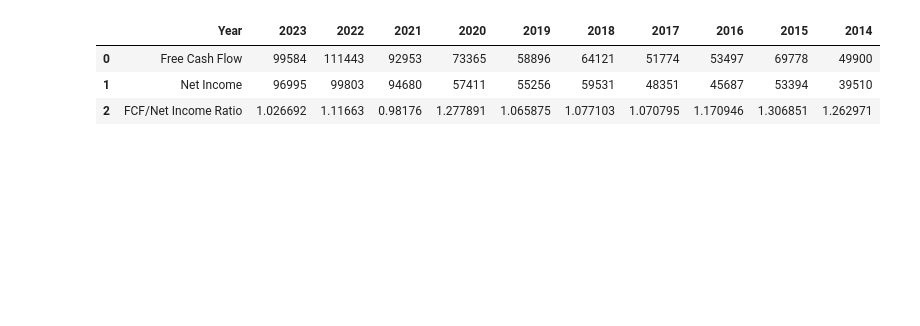
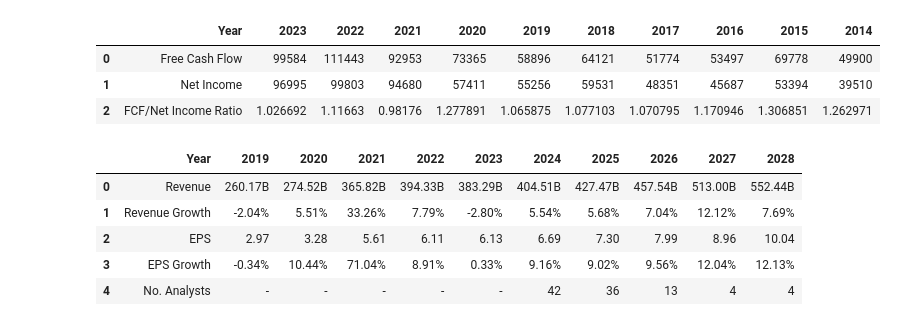
Before and after one commit to PhD1202/DCF-Automation, a Jupyter notebook: DCF Project.ipynb, the cells around one changed output. Drawn from its saved outputs; the diff is of its cells as text; code cells hidden in the pictures; blank space fills up the shorter version.

Commit message:
Worked on another function
This function uses web-scraping to collect financial forecast data and turns it into a Pandas dataframe.

```diff
--- a/DCF Project.ipynb
+++ b/DCF Project.ipynb
@@ -174,19 +172,36 @@ get_FCFtoNI_ratio(ticker)
 | 1 | Net Income | 96995 | 99803 | 94680 | 57411 | 55256 | 59531 | 48351 | 45687 | 53394 | 39510 |
 | 2 | FCF/Net Income Ratio | 1.026692 | 1.11663 | 0.98176 | 1.277891 | 1.065875 | 1.077103 | 1.070795 | 1.170946 | 1.306851 | 1.262971 |
 # %%
+def get_financial_forecast(ticker):
+    url = f'https://stockanalysis.com/stocks/{ticker}/forecast/'
+    page = requests.get(url)
+    soup = BeautifulSoup(page.text, 'html')
 
-url = f'https://stockanalysis.com/stocks/{ticker}/forecast/'
-page = requests.get(url)
-soup = BeautifulSoup(page.text, 'html')
+    forecast_table = soup.find('table', class_ = 'w-full whitespace-nowrap border border-gray-200 text-right text-sm sm:text-base dark:border-dark-700')
+    forecast_table
 
-forecast_table = soup.find('table', class_ = 'w-full whitespace-nowrap border border-gray-200 text-right text-sm sm:text-base dark:border-dark-700')
-forecast_table
+    headers = np.array([])
+    for header in forecast_table.find_all('th'):
+        headers = np.append(headers, header.text.strip())
 
-#collect all the rows and store them in a variable
-rows = forecast_table.find_all('tr')
-data = []
-for row in rows:
-    cols = row.find_all(['td'],['th'])
-    cols = [ele.text.strip() for ele in cols]
-    data.append(cols)
-df = pd.DataFrame(data)
+    body = forecast_table.find('tbody')
+
+    table_data = []
+    for row in body.find_all('tr'):
+        row_data = []
+        for cell in row.find_all('td'):
+            row_data.append(cell.text.strip())
+
+        table_data.append(row_data)
+
+    forecast_table = pd.DataFrame(table_data, columns=headers)
+    return forecast_table
+
+get_financial_forecast(ticker)
+# %% [output]
+|  | Year | 2019 | 2020 | 2021 | 2022 | 2023 | 2024 | 2025 | 2026 | 2027 | 2028 |
+| 0 | Revenue | 260.17B | 274.52B | 365.82B | 394.33B | 383.29B | 404.51B | 427.47B | 457.54B | 513.00B | 552.44B |
+| 1 | Revenue Growth | -2.04% | 5.51% | 33.26% | 7.79% | -2.80% | 5.54% | 5.68% | 7.04% | 12.12% | 7.69% |
+| 2 | EPS | 2.97 | 3.28 | 5.61 | 6.11 | 6.13 | 6.69 | 7.30 | 7.99 | 8.96 | 10.04 |
+| 3 | EPS Growth | -0.34% | 10.44% | 71.04% | 8.91% | 0.33% | 9.16% | 9.02% | 9.56% | 12.04% | 12.13% |
+| 4 | No. Analysts | - | - | - | - | - | 42 | 36 | 13 | 4 | 4 |
```
Also changed, not shown: parts of 1 cell of this notebook.
